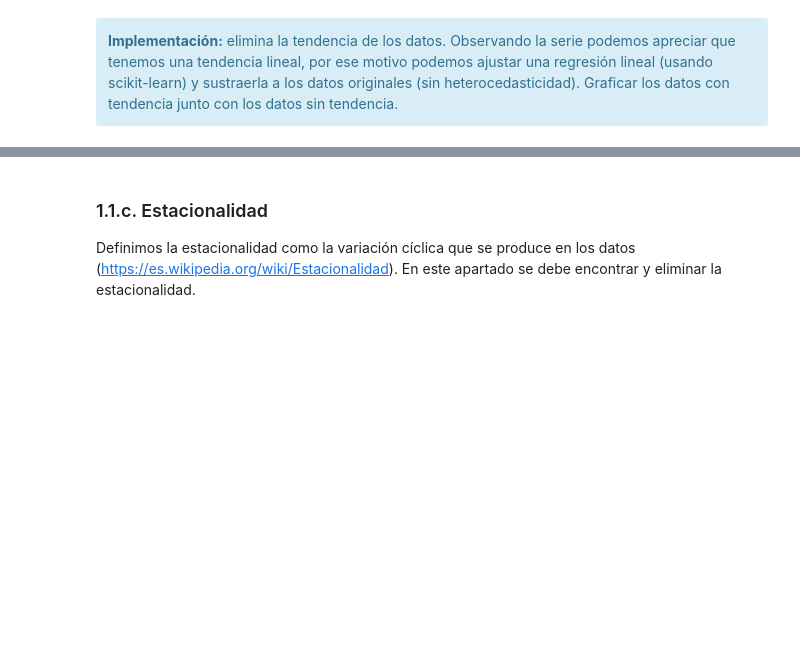
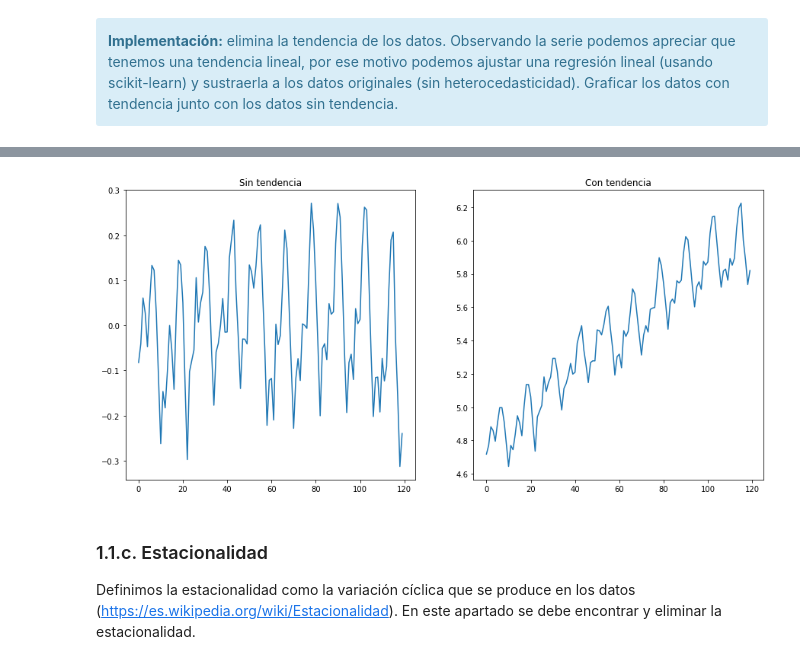
Before and after one commit to angelbujalance/MAME_PEC, a Jupyter notebook: 20221_M2.855_PEC4-Enunciado.ipynb, the cells around one changed output, grey strips where cells are left out. Cells and saved outputs as stored; diff of their text form; code cells hidden in the pictures; blank space fills up the shorter version.

```diff
--- a/20221_M2.855_PEC4-Enunciado.ipynb
+++ b/20221_M2.855_PEC4-Enunciado.ipynb
@@ -127,9 +124,19 @@ array=[  0   1   2   3   4   5   6   7   8   9  10  11  12  13  14  15  16  17
 train_homo = np.log(train)
 test_homo = np.log(test)
 
-# generamos la tendencia con el cálculo de la regresión
-train_tend = LinearRegression().fit(x_train, train_homo)
-test_tend = LinearRegression().fit(x_train, test_homo)
+
+# Damos una nueva forma a los datos para calcular la regression
+x_train_rshape = x_train.reshape(-1,1)
+train_ho_rs = train_homo.reshape(-1,1)
+
+x_test_rshape = x_test.reshape(-1,1)
+test_ho_rs = test_homo.reshape(-1,1)
+
+
+# calcualmos una regresión para calcular la tendencia central de los datos
+train_tend = LinearRegression().fit(x_train_rshape, train_ho_rs).predict(x_train_rshape)
+test_tend = LinearRegression().fit(x_test_rshape, test_ho_rs).predict(x_test_rshape)
+
 
 # elimino la tendencia mediante una regresión lineal
 train_h_t = train_homo - train_tend
@@ -137,6 +144,6 @@ test_h_t = test_homo - test_tend
 
 #
 
-fig, ax = plt.subplots(1, 1, figsize=(15, 5))
-ax.plot(x_train,train_h_t)
-ax.plot(x_test, test_h_t)
+#fig, ax = plt.subplots(1, 1, figsize=(15, 5))
+#ax.plot(x_train,train_h_t)
+#ax.plot(x_test, test_h_t)
@@ -148,3 +170,15 @@ array=[  0   1   2   3   4   5   6   7   8   9  10  11  12  13  14  15  16  17
+# %%
+train_hrt = train_ho_rs - train_tend
+
+fig, ax = plt.subplots(1, 2, figsize=(15, 7))
+
+ax[0].plot(x_train, train_hrt)
+ax[0].set_title('Sin tendencia')
+ax[1].plot(x_train, train_ho_rs)
+ax[1].set_title('Con tendencia')
+plt.show()
+# %% [output]
+[figure, added]
 # %% [markdown]
 ### 1.1.c. Estacionalidad
 
```
Also changed, not shown: parts of 4 cells of this notebook.
